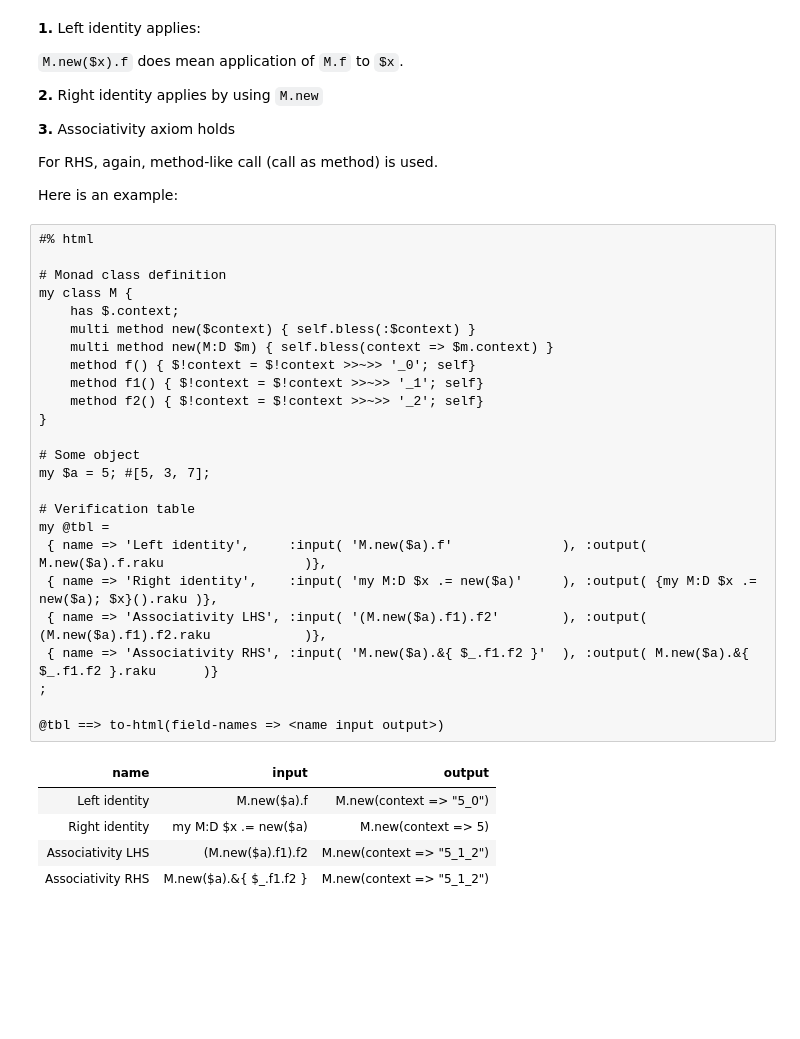
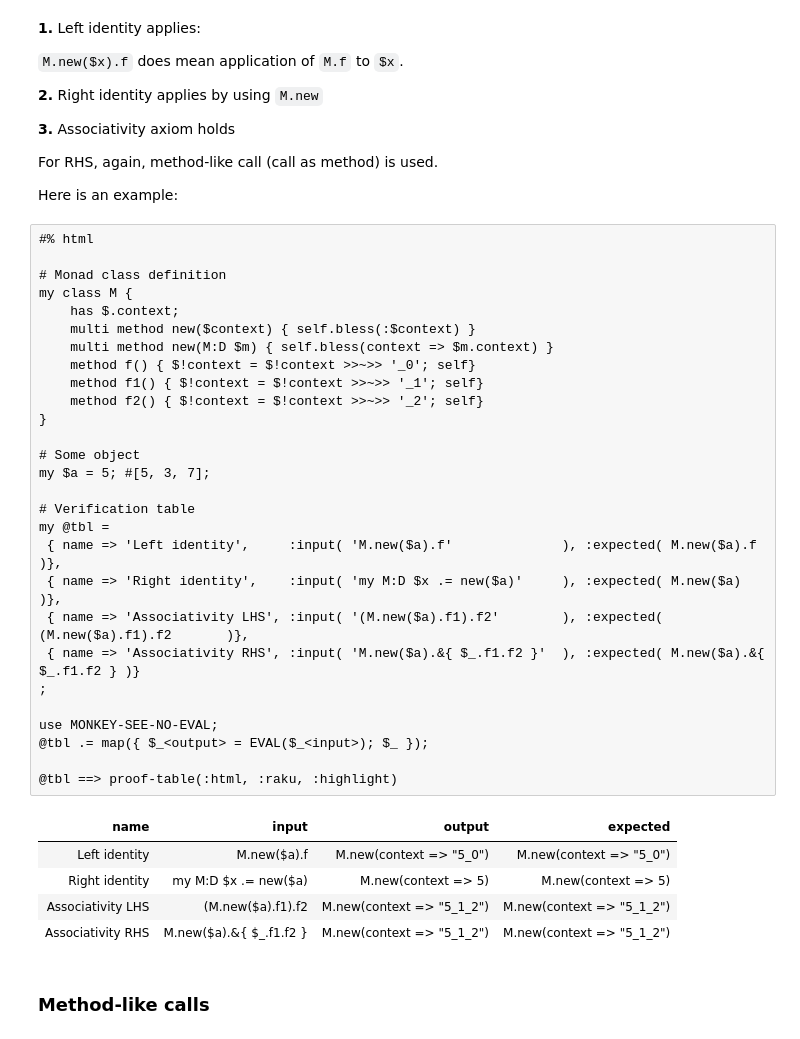
Before and after one commit to antononcube/RakuForPrediction-blog, a Jupyter notebook: Notebooks/Jupyter/Monad-laws-in-Raku.ipynb, the cells around one changed output. Saved outputs shown, nothing was run; the diff lists cells and outputs as text; blank space fills up the shorter version.

```diff
--- a/Notebooks/Jupyter/Monad-laws-in-Raku.ipynb
+++ b/Notebooks/Jupyter/Monad-laws-in-Raku.ipynb
@@ -389,31 +474,36 @@ Here is an example:
 # %%
 #% html
 
 # Monad class definition
 my class M {
     has $.context;
     multi method new($context) { self.bless(:$context) }
     multi method new(M:D $m) { self.bless(context => $m.context) }
     method f() { $!context = $!context >>~>> '_0'; self}
     method f1() { $!context = $!context >>~>> '_1'; self}
     method f2() { $!context = $!context >>~>> '_2'; self}
 }
 
 # Some object
 my $a = 5; #[5, 3, 7];
 
 # Verification table
 my @tbl =
- { name => 'Left identity',     :input( 'M.new($a).f'              ), :output( M.new($a).f.raku                  )},
- { name => 'Right identity',    :input( 'my M:D $x .= new($a)'     ), :output( {my M:D $x .= new($a); $x}().raku )},
- { name => 'Associativity LHS', :input( '(M.new($a).f1).f2'        ), :output( (M.new($a).f1).f2.raku            )},
- { name => 'Associativity RHS', :input( 'M.new($a).&{ $_.f1.f2 }'  ), :output( M.new($a).&{ $_.f1.f2 }.raku      )}
+ { name => 'Left identity',     :input( 'M.new($a).f'              ), :expected( M.new($a).f             )},
+ { name => 'Right identity',    :input( 'my M:D $x .= new($a)'     ), :expected( M.new($a)               )},
+ { name => 'Associativity LHS', :input( '(M.new($a).f1).f2'        ), :expected( (M.new($a).f1).f2       )},
+ { name => 'Associativity RHS', :input( 'M.new($a).&{ $_.f1.f2 }'  ), :expected( M.new($a).&{ $_.f1.f2 } )}
 ;
 
-@tbl ==> to-html(field-names => <name input output>)
+use MONKEY-SEE-NO-EVAL;
+@tbl .= map({ $_<output> = EVAL($_<input>); $_ });
+
+@tbl ==> proof-table(:html, :raku, :highlight)
 # %% [output]
-| name | input | output |
-| Left identity | M.new($a).f | M.new(context => "5_0") |
-| Right identity | my M:D $x .= new($a) | M.new(context => 5) |
-| Associativity LHS | (M.new($a).f1).f2 | M.new(context => "5_1_2") |
-| Associativity RHS | M.new($a).&{ $_.f1.f2 } | M.new(context => "5_1_2") |
+| name | input | output | expected |
+| Left identity | M.new($a).f | M.new(context => "5_0") | M.new(context => "5_0") |
+| Right identity | my M:D $x .= new($a) | M.new(context => 5) | M.new(context => 5) |
+| Associativity LHS | (M.new($a).f1).f2 | M.new(context => "5_1_2") | M.new(context => "5_1_2") |
+| Associativity RHS | M.new($a).&{ $_.f1.f2 } | M.new(context => "5_1_2") | M.new(context => "5_1_2") |
+# %% [markdown]
+### Method-like calls
```
Also changed, not shown: parts of 39 cells of this notebook.
